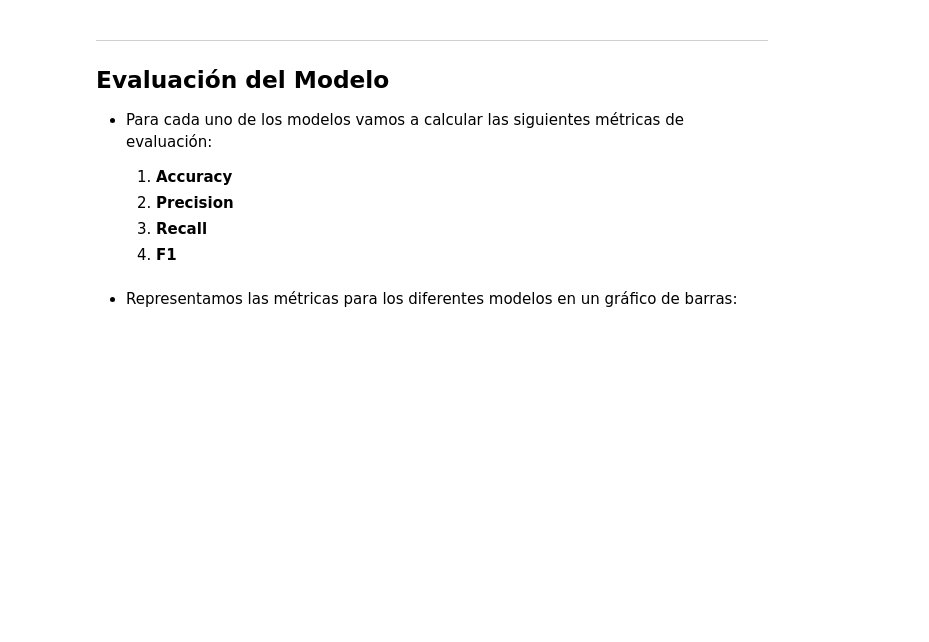
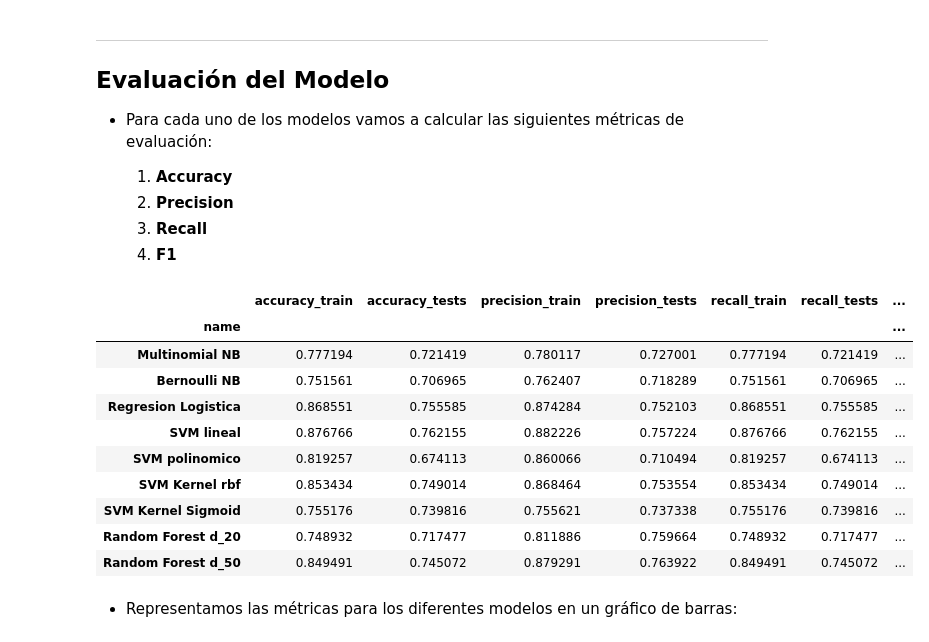
Before and after one commit to Alvaro-diez/Desarrollo-generativa, a Jupyter notebook: solutions/8. metricas-y-validacion.ipynb, the cells around one changed output. Drawn from its saved outputs; the diff is of its cells as text; code cells hidden in the pictures; blank space fills up the shorter version.

```diff
--- a/solutions/8. metricas-y-validacion.ipynb
+++ b/solutions/8. metricas-y-validacion.ipynb
@@ -1281,43 +1286,55 @@ from sklearn.metrics import accuracy_score,precision_score, recall_score, f1_sco
 def evaluation(model, name, X_train, y_train, X_test, y_test):
     """
     Función de devuelve en un diccionario las métricas de evaluación de
     Accuracy, Precision, Recall y F1 para los conjuntos de datos de entrenamiento y test
         model: modelo a evaluar
         name: nombre del modelo
         X_train: Variables de entrada del conjunto de datos de entrenamiento
         y_train: Variable de salida del conjunto de datos de entrenamiento
         X_test: Variables de entrada del conjunto de datos de test
         y_test: Variable de salida del conjunto de datos de test
         return: diccionario con el nombre del modelo y el valor de las métricas
     """
     model_dict = {}
     model_dict['name'] = name
-    y_pred_train = model.____(_____)  # Predicciones en el conjunto de entrenamiento
-    y_pred_test = model.____(____)   # Predicciones en el conjunto de prueba
-    model_dict['accuracy_train'] = _____(y_true=y_train, y_pred=y_pred_train)  # Exactitud en entrenamiento
-    model_dict['accuracy_tests'] = _____(y_true=y_test, y_pred=y_pred_test)    # Exactitud en prueba
-    model_dict['precision_train'] = _____(y_true=y_train, y_pred=y_pred_train, average='weighted')  # Precisión en entrenamiento
-    model_dict['precision_tests'] = _____(y_true=y_test, y_pred=y_pred_test, average='weighted')    # Precisión en prueba
-    model_dict['recall_train'] = _____(y_true=y_train, y_pred=y_pred_train, average='weighted')        # Recall en entrenamiento
-    model_dict['recall_tests'] = _____(y_true=y_test, y_pred=y_pred_test, average='weighted')          # Recall en prueba
-    model_dict['f1_train'] = _____(y_true=y_train, y_pred=y_pred_train, average='weighted')                # F1-score en entrenamiento
-    model_dict['f1_tests'] = _____(y_true=y_test, y_pred=y_pred_test, average='weighted')                  # F1-score en prueba
+    y_pred_train = model.predict(X_train)  # Predicciones en el conjunto de entrenamiento
+    y_pred_test = model.predict(X_test)   # Predicciones en el conjunto de prueba
+    model_dict['accuracy_train'] = accuracy_score(y_true=y_train, y_pred=y_pred_train)  # Exactitud en entrenamiento
+    model_dict['accuracy_tests'] = accuracy_score(y_true=y_test, y_pred=y_pred_test)    # Exactitud en prueba
+    model_dict['precision_train'] = precision_score(y_true=y_train, y_pred=y_pred_train, average='weighted')  # Precisión en entrenamiento
+    model_dict['precision_tests'] = precision_score(y_true=y_test, y_pred=y_pred_test, average='weighted')    # Precisión en prueba
+    model_dict['recall_train'] = recall_score(y_true=y_train, y_pred=y_pred_train, average='weighted')        # Recall en entrenamiento
+    model_dict['recall_tests'] = recall_score(y_true=y_test, y_pred=y_pred_test, average='weighted')          # Recall en prueba
+    model_dict['f1_train'] = f1_score(y_true=y_train, y_pred=y_pred_train, average='weighted')                # F1-score en entrenamiento
+    model_dict['f1_tests'] = f1_score(y_true=y_test, y_pred=y_pred_test, average='weighted')                  # F1-score en prueba
 
     return model_dict  # Devuelve un diccionario con las métricas calculadas
 
 
 
 # Calcula las métricas de evaluación para cada modelo en el diccionario "clasificadores"
 evaluacion = list()
 for key, model in clasificadores.items():
     evaluacion.append(evaluation(model=model, name=key,
                                  X_train=X_train, y_train=y_train,
                                  X_test=X_test, y_test=y_test))
 
 # Pasamos los resultados a un DataFrame para visualizarlos mejor
 df = pd.DataFrame.from_dict(evaluacion)
 df.set_index("name", inplace=True)
 df
+# %% [output]
+|  | accuracy_train | accuracy_tests | precision_train | precision_tests | recall_train | recall_tests | ... |
+| name |  |  |  |  |  |  | ... |
+| Multinomial NB | 0.777194 | 0.721419 | 0.780117 | 0.727001 | 0.777194 | 0.721419 | ... |
+| Bernoulli NB | 0.751561 | 0.706965 | 0.762407 | 0.718289 | 0.751561 | 0.706965 | ... |
+| Regresion Logistica | 0.868551 | 0.755585 | 0.874284 | 0.752103 | 0.868551 | 0.755585 | ... |
+| SVM lineal | 0.876766 | 0.762155 | 0.882226 | 0.757224 | 0.876766 | 0.762155 | ... |
+| SVM polinomico | 0.819257 | 0.674113 | 0.860066 | 0.710494 | 0.819257 | 0.674113 | ... |
+| SVM Kernel rbf | 0.853434 | 0.749014 | 0.868464 | 0.753554 | 0.853434 | 0.749014 | ... |
+| SVM Kernel Sigmoid | 0.755176 | 0.739816 | 0.755621 | 0.737338 | 0.755176 | 0.739816 | ... |
+| Random Forest d_20 | 0.748932 | 0.717477 | 0.811886 | 0.759664 | 0.748932 | 0.717477 | ... |
+| Random Forest d_50 | 0.849491 | 0.745072 | 0.879291 | 0.763922 | 0.849491 | 0.745072 | ... |
 # %% [markdown]
 * Representamos las métricas para los diferentes modelos en un gráfico de barras:
 # %%
```
Also changed, not shown: parts of 30 cells of this notebook, 3 other files.
